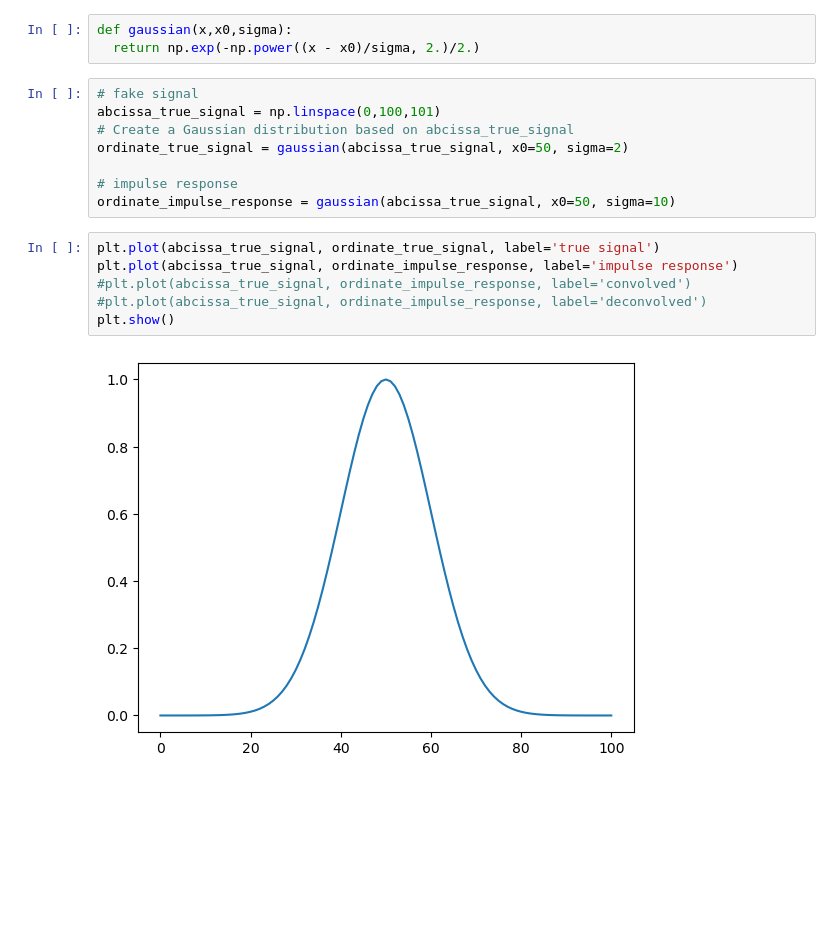
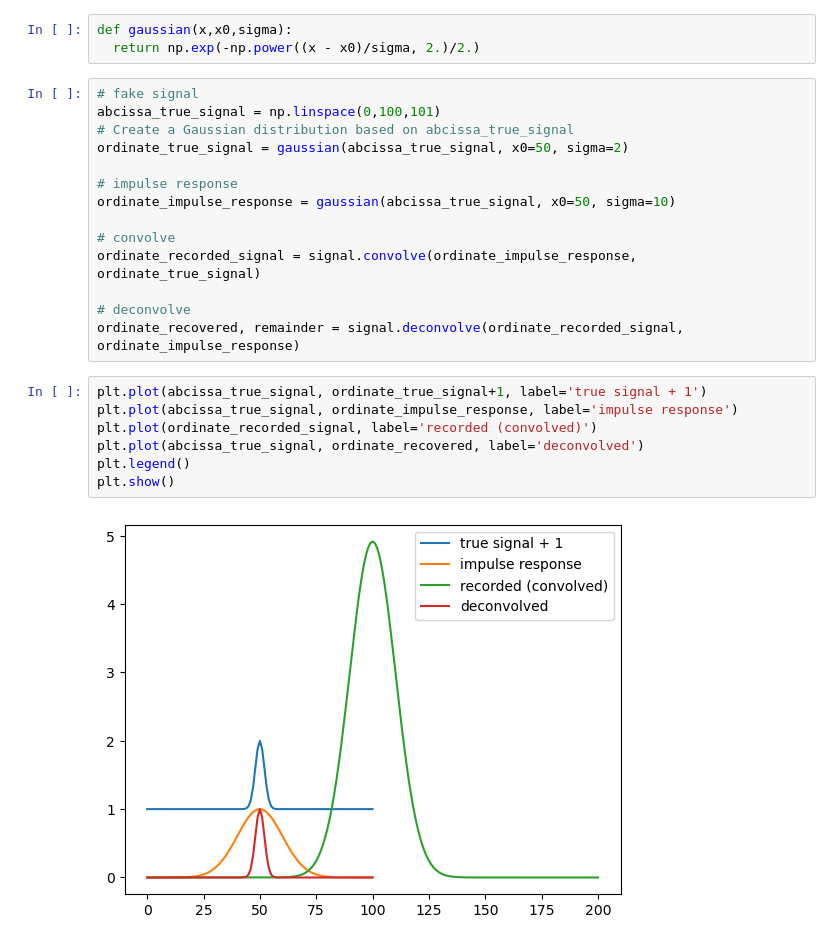
Before and after one commit to mwanakijiji/dirac, a Jupyter notebook: notebooks/deconvolve_psf.ipynb, the cells around one changed output. Drawn from its saved outputs; the diff is of its cells as text; blank space fills up the shorter version.

```diff
--- a/notebooks/deconvolve_psf.ipynb
+++ b/notebooks/deconvolve_psf.ipynb
@@ -31,14 +40,21 @@ ordinate_true_signal = gaussian(abcissa_true_signal, x0=50, sigma=2)
 
 # impulse response
 ordinate_impulse_response = gaussian(abcissa_true_signal, x0=50, sigma=10)
+
+# convolve
+ordinate_recorded_signal = signal.convolve(ordinate_impulse_response, ordinate_true_signal)
+
+# deconvolve
+ordinate_recovered, remainder = signal.deconvolve(ordinate_recorded_signal, ordinate_impulse_response)
 # %%
-plt.plot(abcissa_true_signal, ordinate_true_signal, label='true signal')
+plt.plot(abcissa_true_signal, ordinate_true_signal+1, label='true signal + 1')
 plt.plot(abcissa_true_signal, ordinate_impulse_response, label='impulse response')
-#plt.plot(abcissa_true_signal, ordinate_impulse_response, label='convolved')
-#plt.plot(abcissa_true_signal, ordinate_impulse_response, label='deconvolved')
+plt.plot(ordinate_recorded_signal, label='recorded (convolved)')
+plt.plot(abcissa_true_signal, ordinate_recovered, label='deconvolved')
+plt.legend()
 plt.show()
 # %% [output]
-[figure, old version]
+[figure, new version]
 # %%
 # ex.
 
```
Also changed, not shown: parts of 9 cells of this notebook.
